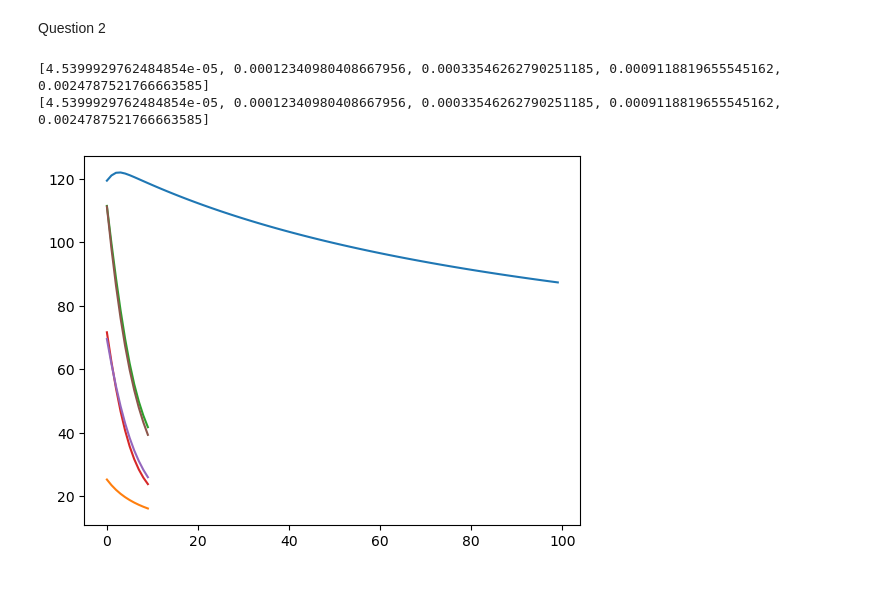
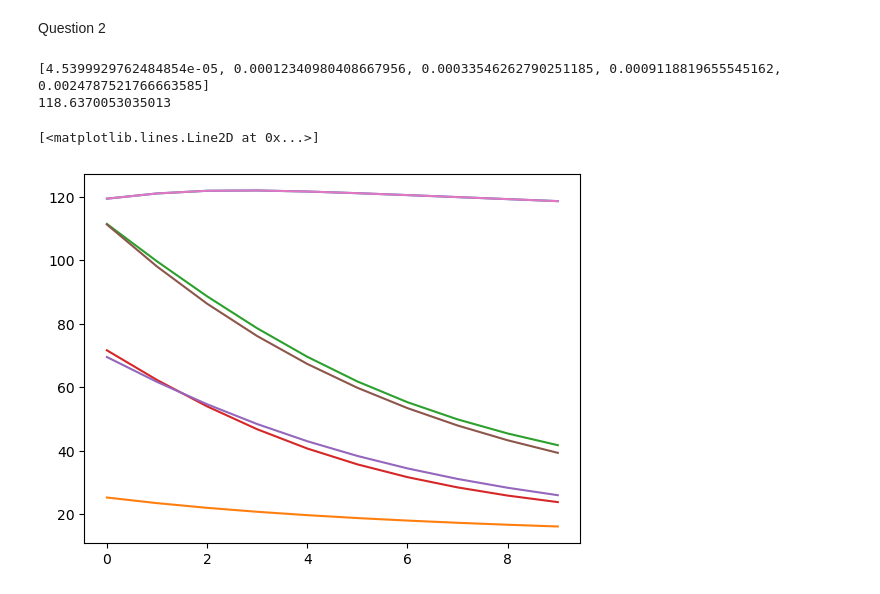
Before and after one commit to hayden000/Data-Analysis, a Jupyter notebook: data.ipynb, the cells around one changed output. Saved outputs shown, nothing was run; the diff lists cells and outputs as text; code cells hidden in the pictures.

```diff
--- a/data.ipynb
+++ b/data.ipynb
@@ -133,36 +133,36 @@ for m in range(d):
 print(etas)
 x_testing = D_test_normalised[0]
 y_testing = D_test_normalised[1]
 x_trainning = D_train_normalised[0]
 y_traning = D_train_normalised[1]
 for i in range(0, d):
     par, vals = train(np.random.normal(0, 1, len(Z[0]) - 1), etas[i], N, (x_trainning, y_traning))
     epochs.append((par, vals))
 D_train_normalised = ((D_train[0] - np.average(D_train[0])) / np.std(D_train[0]), D_train[1])
 D_test_normalised = ((D_test[0] - np.average(D_test[0])) / np.std(D_test[0]), D_test[1])
 lambda1 = np.transpose(np.full(len(Z[0]), 0.01))
 d = 5
 N = 100
 D = generateData(d, N)
 etas = []
 epochs = []
 for m in range(d):
     etas.append(np.exp(m - 10))
-print(etas)
 x_testing = D_test_normalised[0]
 y_testing = D_test_normalised[1]
 x_trainning = D_train_normalised[0]
 y_traning = D_train_normalised[1]
-for i in range(0, d):
-    par, vals = train(np.random.normal(0, 1, len(Z[0]) - 1), etas[i], N, (x_trainning, y_traning))
+for i in range(0,d):
+    par, vals = train(np.random.normal(0, 1, len(x_trainning[0])), etas[i], itterations, (x_trainning, y_traning))
     epochs.append((par, vals))
 plt.plot(vals)
 for par, values in epoch:
     plt.plot(values)
-print(par)
+# print(par)
 print(np.min(vals))
 plt.plot(vals)
 # %% [output]
 [4.5399929762484854e-05, 0.00012340980408667956, 0.00033546262790251185, 0.0009118819655545162, 0.0024787521766663585]
-[4.5399929762484854e-05, 0.00012340980408667956, 0.00033546262790251185, 0.0009118819655545162, 0.0024787521766663585]
+118.6370053035013
+[<matplotlib.lines.Line2D at 0x...>]
-[figure, old version]
+[figure, new version]
```
